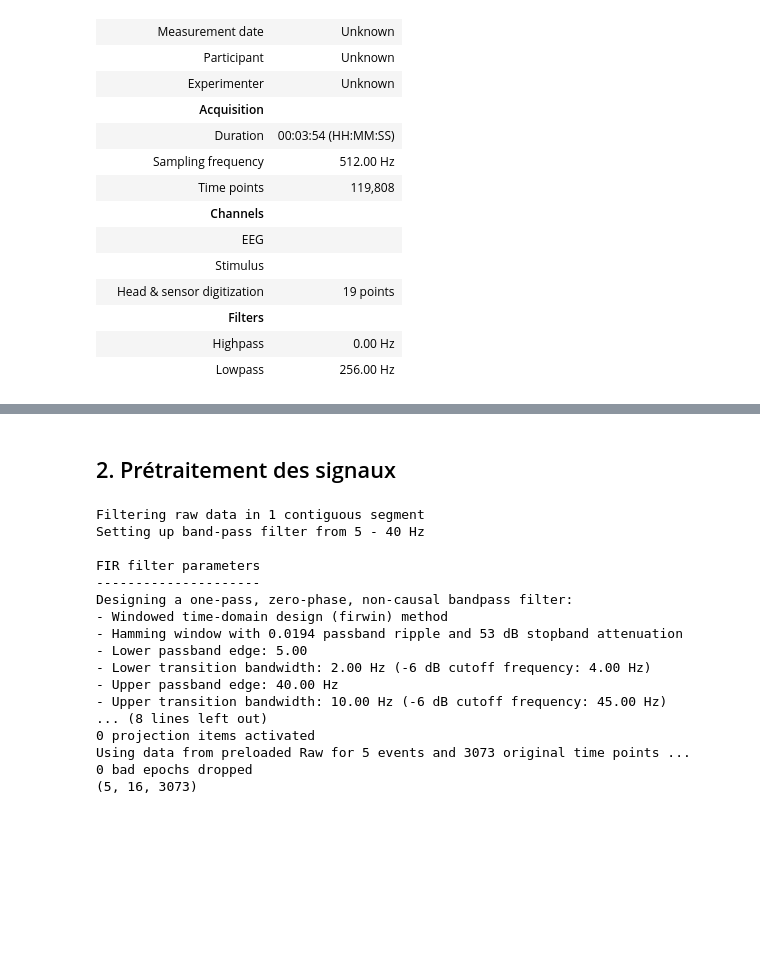
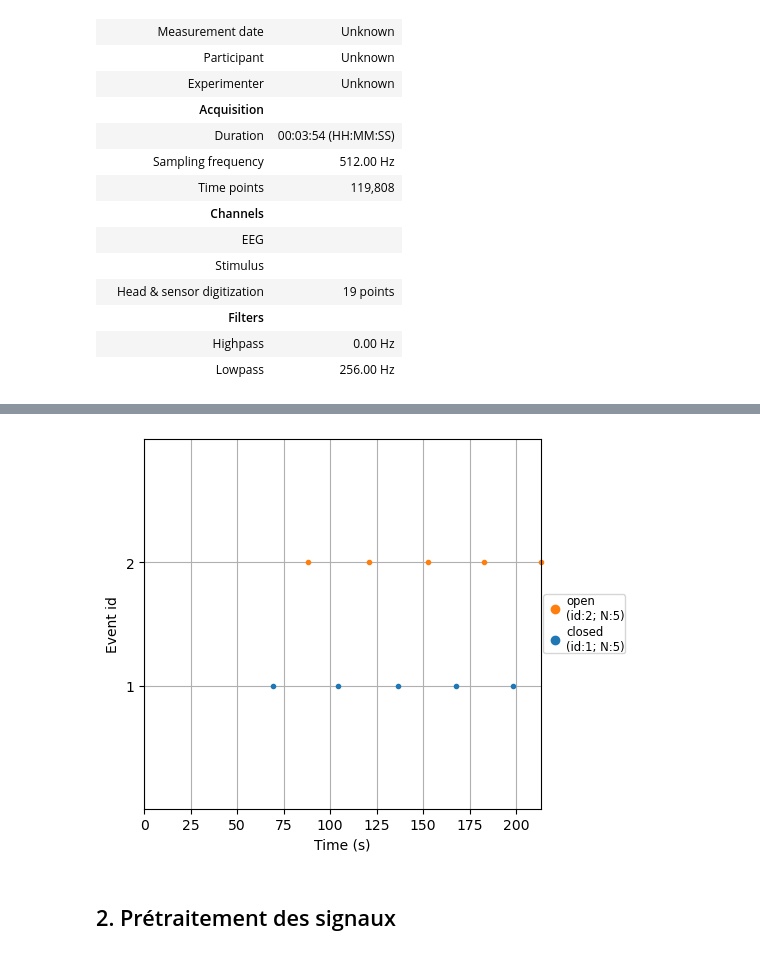
Before and after one commit to Coumess/EEG-DL, a Jupyter notebook: Alpha_fatigue.ipynb, the cells around one changed output, grey strips where cells are left out. Saved outputs shown, nothing was run; the diff lists cells and outputs as text; code cells hidden in the pictures; blank space fills up the shorter version.

```diff
--- a/Alpha_fatigue.ipynb
+++ b/Alpha_fatigue.ipynb
@@ -64,0 +59,5 @@ brut.plot_sensors(show_names=True)
+# %%
+# Events
+events = mne.find_events(brut, stim_channel='stim')
+print(events)
+event_id = {'closed': 1, 'open': 2}
@@ -65,2 +78,9 @@ brut.plot_sensors(show_names=True)
+# %%
+# Visualisation des events
+fig = mne.viz.plot_events(
+    events, event_id=event_id, sfreq=brut.info["sfreq"], first_samp=brut.first_samp
+)
+# %% [output]
+[figure, added]
 # %% [markdown]
 ## 2. Prétraitement des signaux
@@ -87,22 +86,0 @@ def ajoute_montage(raw, montage_name="standard_1020"):
-# %%
-# epochs 'closed' pour le  0
-epochs_closed = pretraite_brut(dataset, subject=0)
-print(epochs_closed.get_data().shape)  # (n_trials, n_channels, n_times)
-# %% [output]
-Filtering raw data in 1 contiguous segment
-Setting up band-pass filter from 5 - 40 Hz
-
-FIR filter parameters
----------------------
-Designing a one-pass, zero-phase, non-causal bandpass filter:
-- Windowed time-domain design (firwin) method
-- Hamming window with 0.0194 passband ripple and 53 dB stopband attenuation
-- Lower passband edge: 5.00
-- Lower transition bandwidth: 2.00 Hz (-6 dB cutoff frequency: 4.00 Hz)
-- Upper passband edge: 40.00 Hz
-- Upper transition bandwidth: 10.00 Hz (-6 dB cutoff frequency: 45.00 Hz)
-... (8 lines left out)
-0 projection items activated
-Using data from preloaded Raw for 5 events and 3073 original time points ...
-0 bad epochs dropped
-(5, 16, 3073)
```
Also changed, not shown: parts of 9 cells of this notebook.
